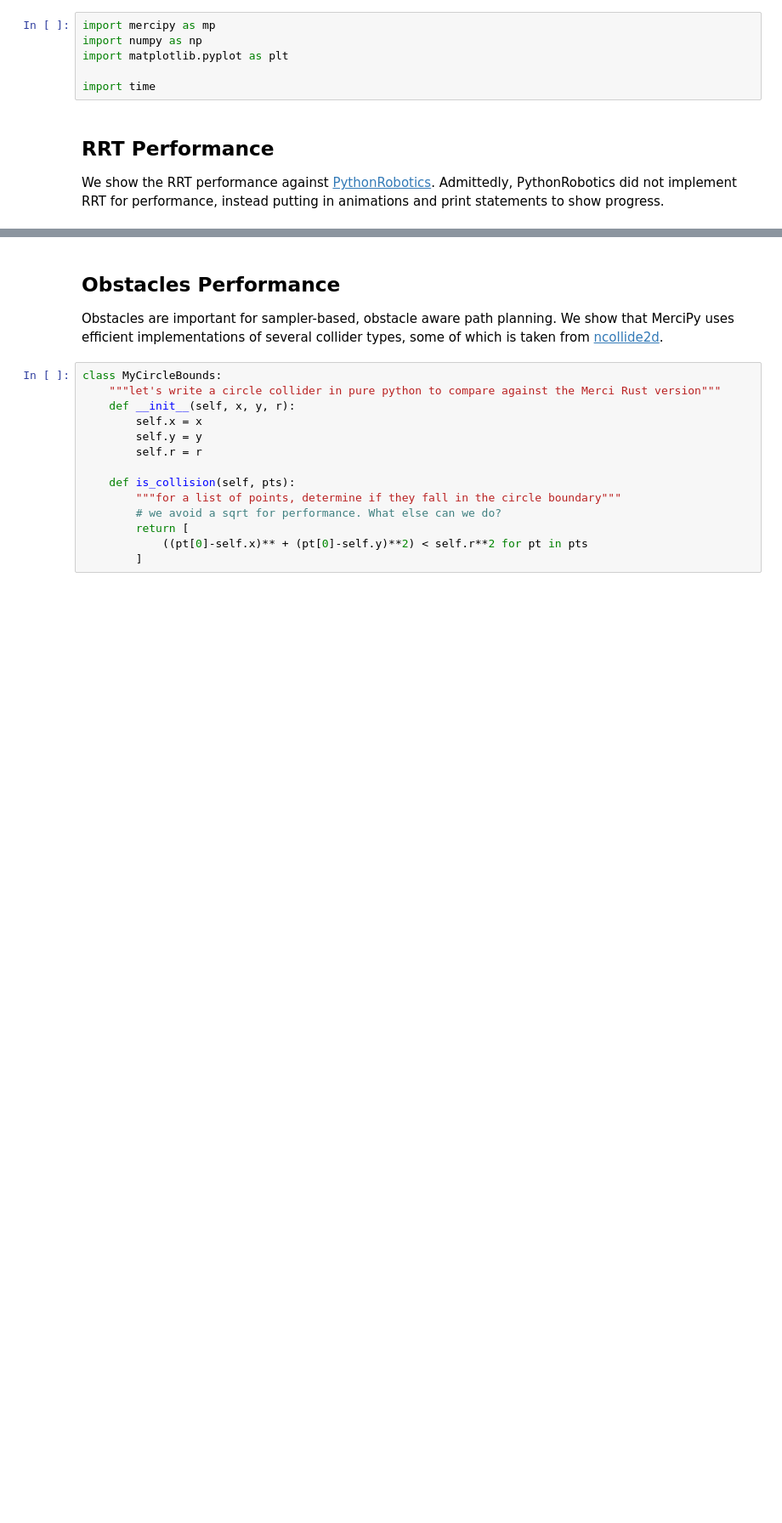
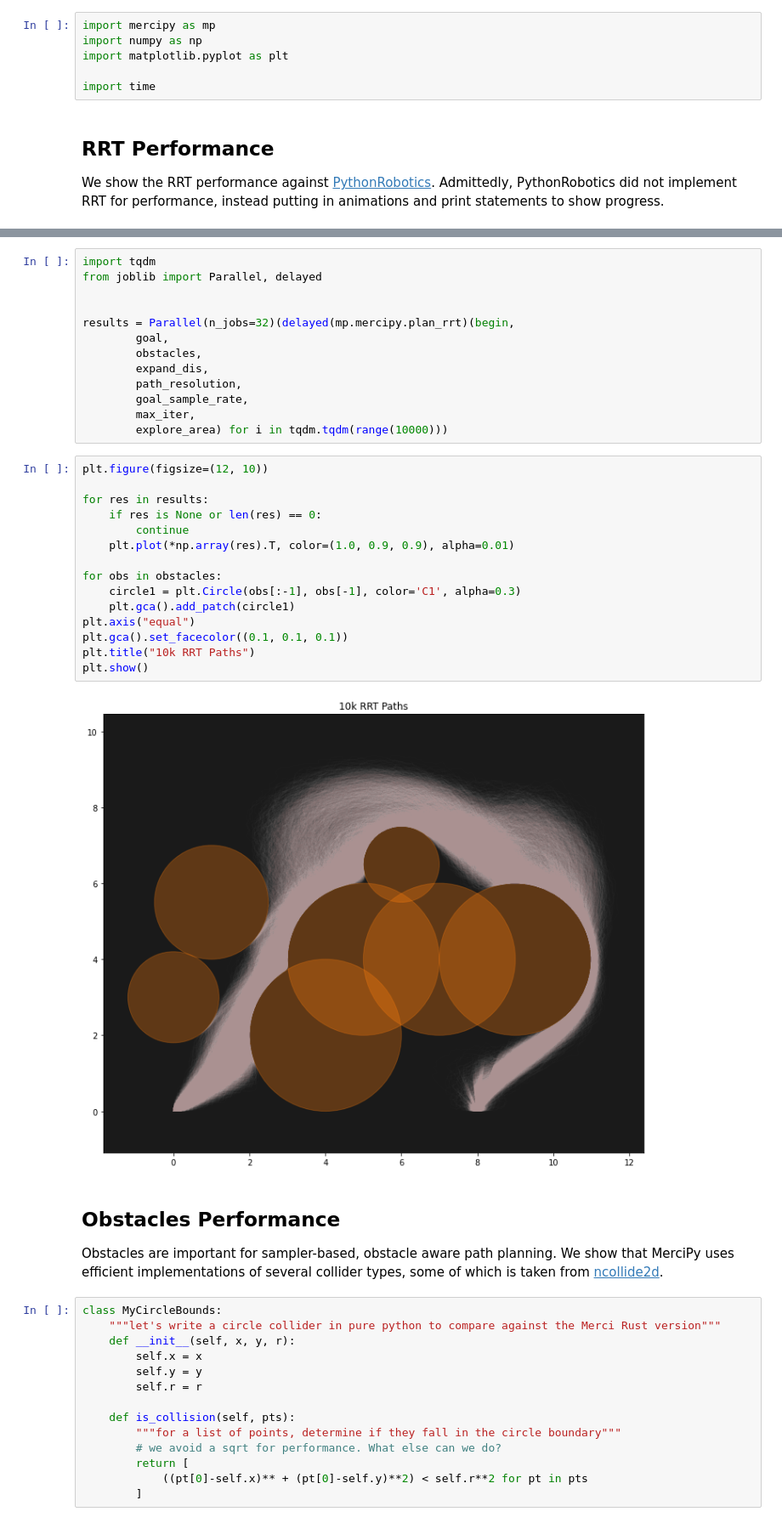
Before and after one commit to EthanJamesLew/RRT_Merci, a Jupyter notebook: notebooks/rrt-benchmark.ipynb, the cells around one changed output, grey strips where cells are left out. Shown: that part at 85% size. Cells and saved outputs as stored; diff of their text form; blank space fills up the shorter version.

```diff
--- a/notebooks/rrt-benchmark.ipynb
+++ b/notebooks/rrt-benchmark.ipynb
@@ -93,3 +92,33 @@ Performance Multiplier:  5673.829
+# %%
+import tqdm
+from joblib import Parallel, delayed
+
+
+results = Parallel(n_jobs=32)(delayed(mp.mercipy.plan_rrt)(begin,
+        goal,
+        obstacles,
+        expand_dis,
+        path_resolution,
+        goal_sample_rate,
+        max_iter,
+        explore_area) for i in tqdm.tqdm(range(10000)))
+# %%
+plt.figure(figsize=(12, 10))
+
+for res in results:
+    if res is None or len(res) == 0:
+        continue
+    plt.plot(*np.array(res).T, color=(1.0, 0.9, 0.9), alpha=0.01)
+
+for obs in obstacles:
+    circle1 = plt.Circle(obs[:-1], obs[-1], color='C1', alpha=0.3)
+    plt.gca().add_patch(circle1)
+plt.axis("equal")
+plt.gca().set_facecolor((0.1, 0.1, 0.1))
+plt.title("10k RRT Paths")
+plt.show()
+# %% [output]
+[figure, added]
 # %% [markdown]
 ## Obstacles Performance
 
```
Also changed, not shown: parts of 3 cells of this notebook, 7 other files.
